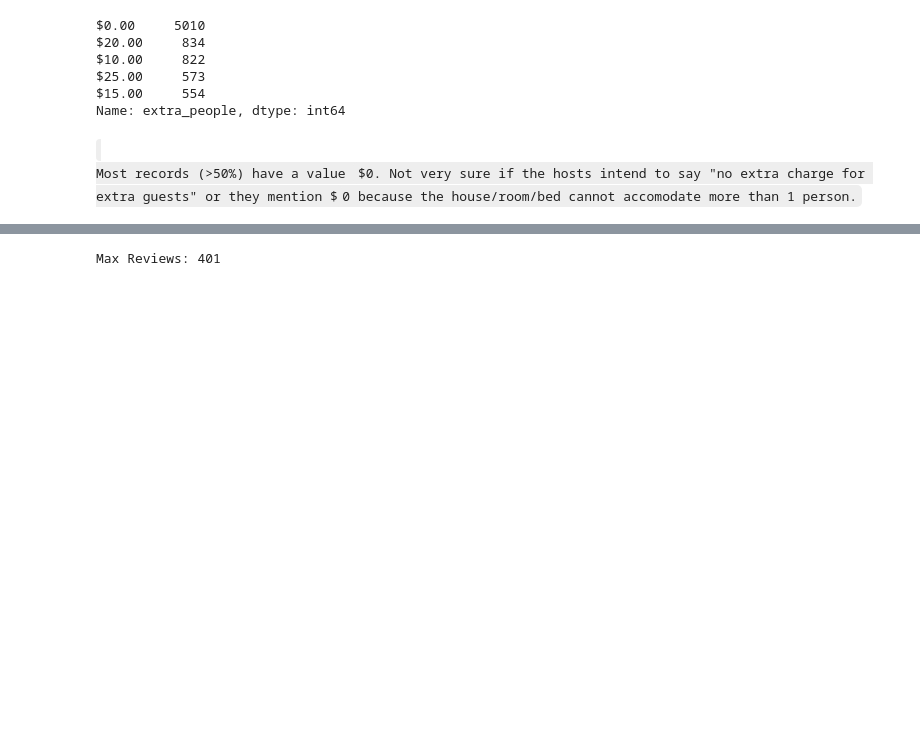
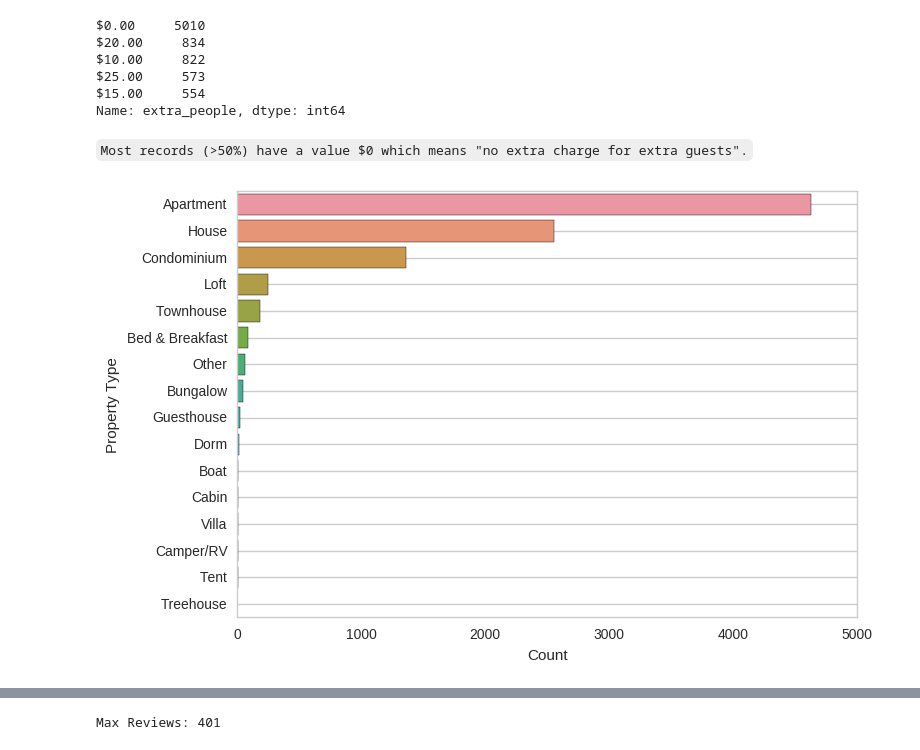
Before and after one commit to HareeshBahuleyan/airbnb-analysis, a Jupyter notebook: 4_data_exploration.ipynb, the cells around one changed output, grey strips where cells are left out. Saved outputs shown, nothing was run; the diff lists cells and outputs as text; code cells hidden in the pictures; some formulas as TeX source; blank space fills up the shorter version.

```diff
--- a/4_data_exploration.ipynb
+++ b/4_data_exploration.ipynb
@@ -194,6 +204,13 @@ $25.00     573
 $15.00     554
 Name: extra_people, dtype: int64
 # %% [markdown]
-<code>
-Most records (>50%) have a value $0. Not very sure if the hosts intend to say "no extra charge for extra guests" or they mention $0 because the house/room/bed cannot accomodate more than 1 person.
+<code>Most records (>50%) have a value $0 which means "no extra charge for extra guests".
 </code>
+# %%
+property_type = df['property_type'].value_counts()
+sns.barplot(y=property_type.index, x=property_type.values, orient='h')
+plt.xlabel('Count')
+plt.ylabel('Property Type')
+plt.grid()
+# %% [output]
+[figure, added]
```
Also changed, not shown: parts of 20 cells of this notebook, 7 other files.
